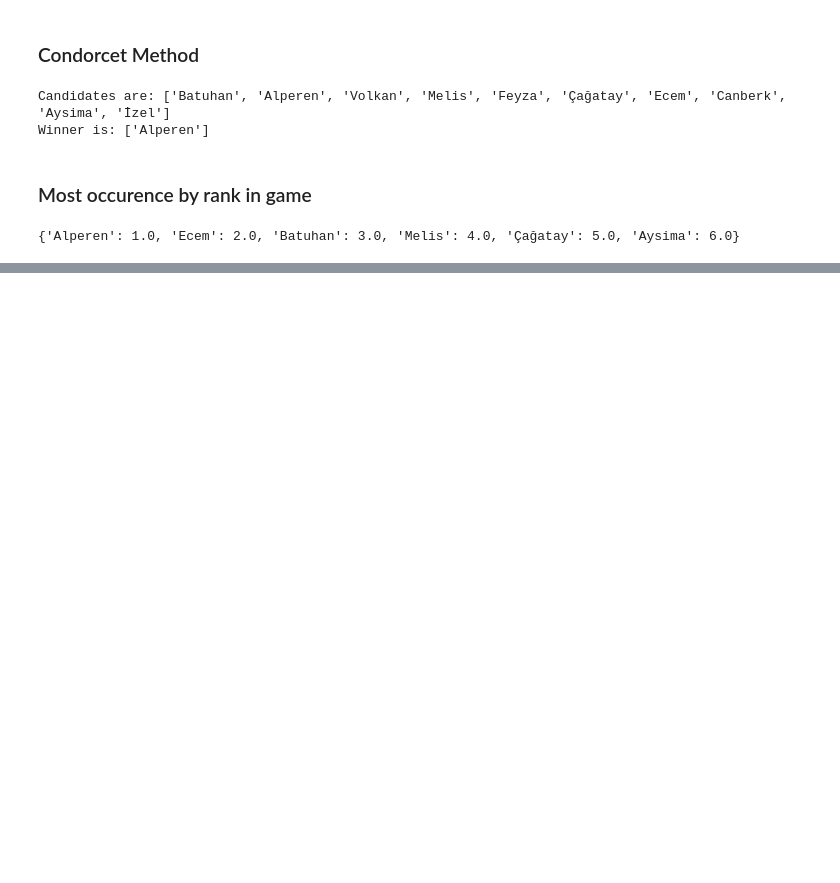
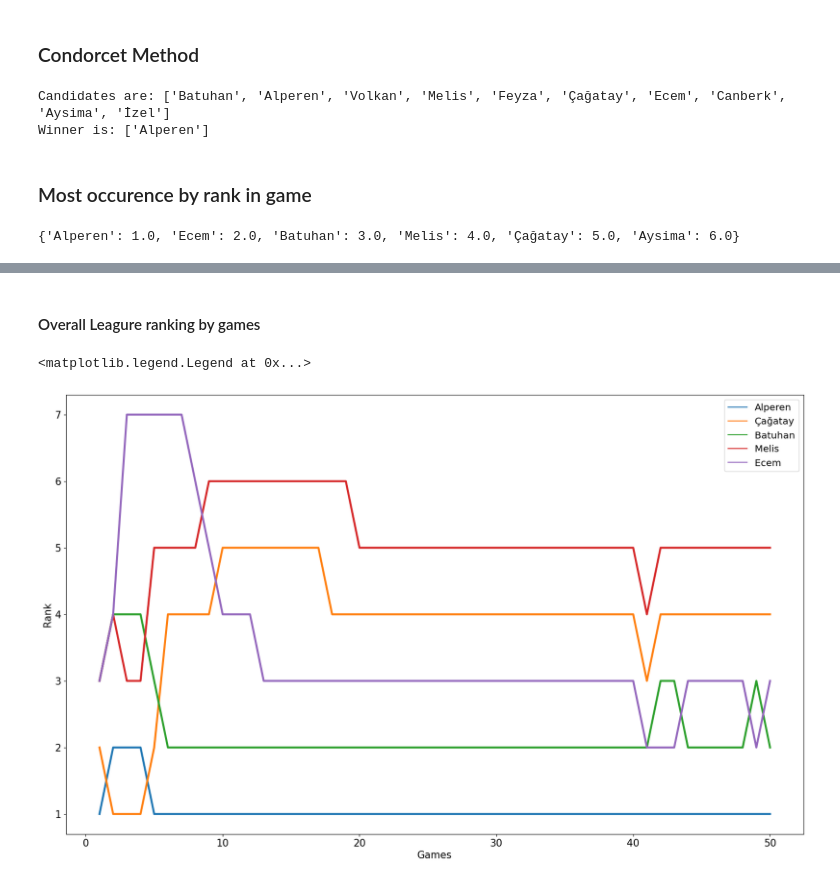
Before and after one commit to koftezz/the-settlers-of-catan, a Jupyter notebook: The Settlers of Catan Board Game.ipynb, the cells around one changed output, grey strips where cells are left out. Cells and saved outputs as stored; diff of their text form; code cells hidden in the pictures; blank space fills up the shorter version.

```diff
--- a/The Settlers of Catan Board Game.ipynb
+++ b/The Settlers of Catan Board Game.ipynb
@@ -502,0 +535,25 @@ print(temp_)
+# %% [markdown]
+#### Overall Leagure ranking by games
+# %%
+players = pd.DataFrame(raw_scores.player.unique(), columns=["player"])
+games = pd.DataFrame(raw_scores.game_id.unique(), columns=["game_id"])
+games = games.merge(players, how="cross")
+games = pd.merge(games, raw_scores[["game_id", "player", "score"]], on=["player", "game_id"], how="left")
+games = games.fillna({'score': 0})
+games = games.sort_values(["game_id", "score"], ascending = [True, False])
+games["cumsum"] = games.groupby("player")["score"].cumsum()
+games = games.sort_values(["game_id", "cumsum"], ascending = [True, False])
+games["rank"] = games.groupby("game_id")["cumsum"].rank("dense", ascending=False)
+
+plt.figure(figsize=(20,12))
+# keep only players scores greater than 200 points
+df = games.loc[games["player"].isin(games.loc[games["cumsum"] > 200].player.unique())]
+g = sns.lineplot(x="game_id", y="rank", hue="player", data=df, linewidth = 3)
+g.set_xlabel("Games", fontsize = 15)
+g.set_ylabel("Rank", fontsize = 15)
+g.set_xticklabels(g.get_xticks().astype("int"), size = 15)
+g.set_yticklabels(labels=[i for i in range(8)], size = 15)
+g.legend(fontsize='x-large', title_fontsize='40')
+# %% [output]
+<matplotlib.legend.Legend at 0x...>
+[figure, added]
```
Also changed, not shown: parts of 20 cells of this notebook.
